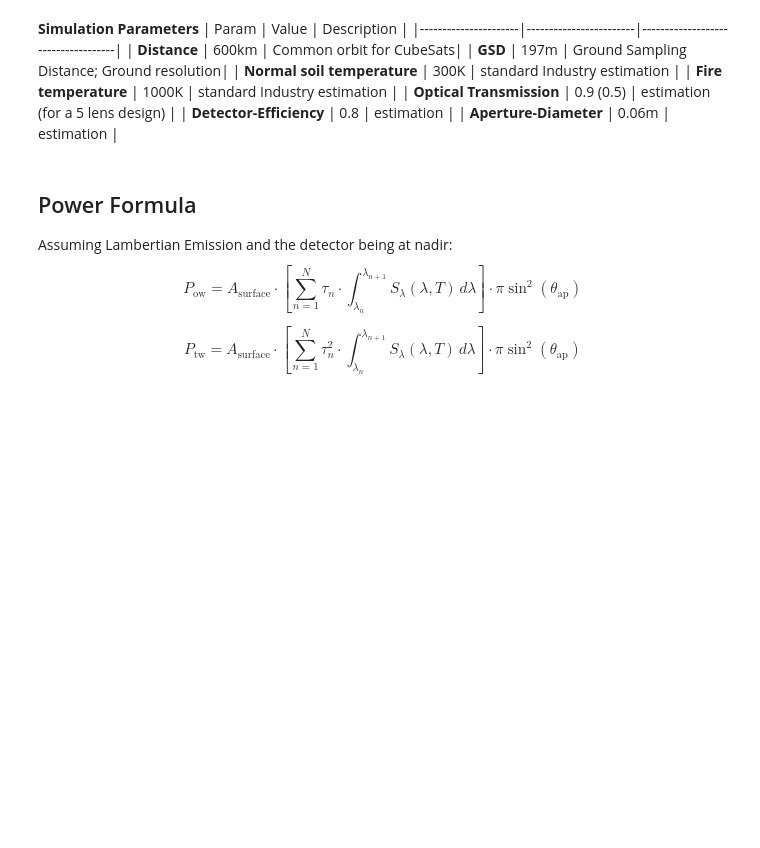
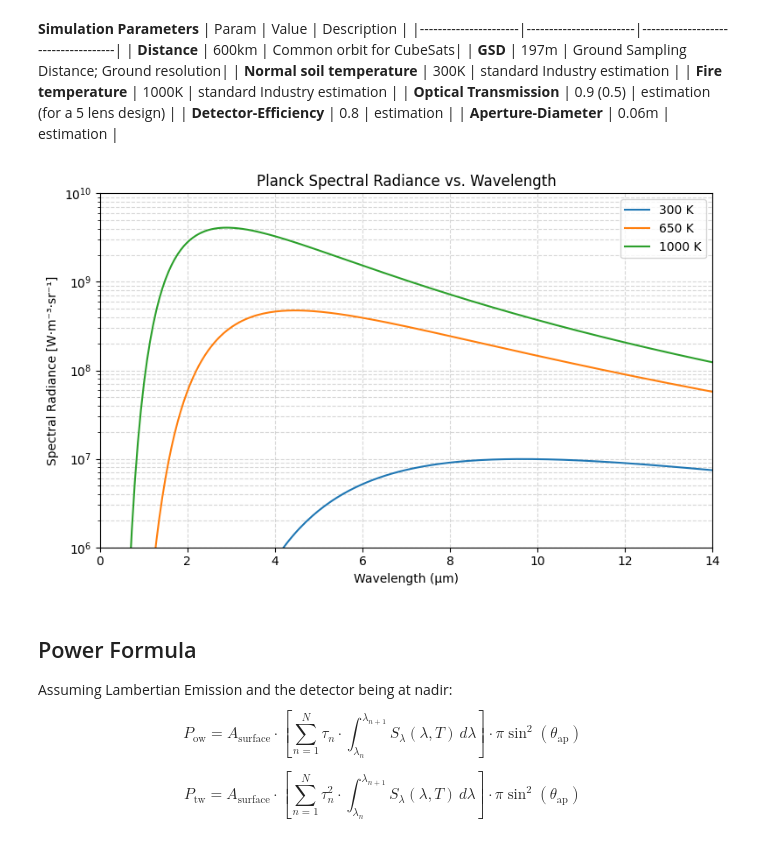
Before and after one commit to Azmi0205/Studienarbeit, a Jupyter notebook: BosonPlusSim.ipynb, the cells around one changed output. Cells and saved outputs as stored; diff of their text form; code cells hidden in the pictures; blank space fills up the shorter version.

```diff
--- a/BosonPlusSim.ipynb
+++ b/BosonPlusSim.ipynb
@@ -15,11 +15,22 @@ $$ S(\lambda, T) = \frac{2 h c^2}{\lambda^5} \cdot \frac{1}{\exp\left(\tfrac{h c
 import numpy as np
 import matplotlib.pyplot as plt
 from scipy.constants import h, c, k, pi
+import pandas as pd
 
+# -----------------------------------------------------------------------------
+# Planck spectral radiance (per wavelength)
+# B_λ(T) = 2hc² / λ⁵ · 1 / (exp(hc / (λkT)) − 1)
+# Returns spectral radiance in W / (m³ sr)
+# -----------------------------------------------------------------------------
 def planck_lambda(lmbd, T):
     """
-    Planck's law: spectral radiance per wavelength [W / (m^3 sr)]
-    lmbd: wavelength in m
-    T: temperature in K
+    Compute Planck spectral radiance as a function of wavelength.
+
+    Parameters:
+        lmbd : wavelength [m]
+        T    : temperature [K]
+
+    Returns:
+        Spectral radiance [W / (m^3 sr)]
     """
-    return (2 * h * c**2 / lmbd**5) * 1.0 / (np.exp((h * c) / (lmbd * k * T)) - 1)
+    return (2 * h * c**2 / lmbd**5) / (np.exp((h * c) / (lmbd * k * T)) - 1)
@@ -152,3 +151,30 @@ delta_fire = np.linspace(0, 100, 200);      # Fire Ratios for simulation
+# %%
+# -----------------------------------------------------------------------------
+# Plot: Planck radiance curves for different temperatures
+# -----------------------------------------------------------------------------
+wavelength_um = np.linspace(0.1, wavelength_max * 1e6, 200)
+wavelength_m = wavelength_um * 1e-6
+
+plot_temperatures = [300, 650, 1000]
+labels = ["300 K", "650 K", "1000 K"]
+
+plt.figure(figsize=(8, 5))
+for T, label in zip(plot_temperatures, labels):
+    radiance = planck_lambda(wavelength_m, T)
+    plt.plot(wavelength_um, radiance, label=label)
+
+plt.xlabel("Wavelength (µm)")
+plt.ylabel(r"Spectral Radiance [W·m⁻³·sr⁻¹]")
+plt.title("Planck Spectral Radiance vs. Wavelength")
+plt.yscale('log')
+plt.ylim(1e6, 1e10)
+plt.xlim(0, wavelength_max * 1e6)
+plt.legend()
+plt.grid(True, which='both', linestyle='--', alpha=0.5)
+plt.tight_layout()
+plt.show()
+# %% [output]
+[figure, added]
 # %% [markdown]
 ## Power Formula
 Assuming Lambertian Emission and the detector being at nadir:
```
Also changed, not shown: parts of 13 cells of this notebook, 2 other files.
